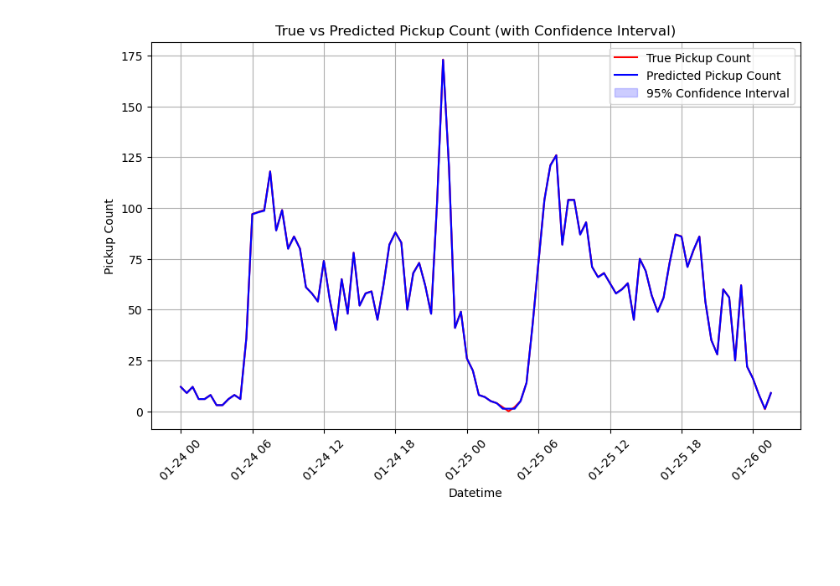
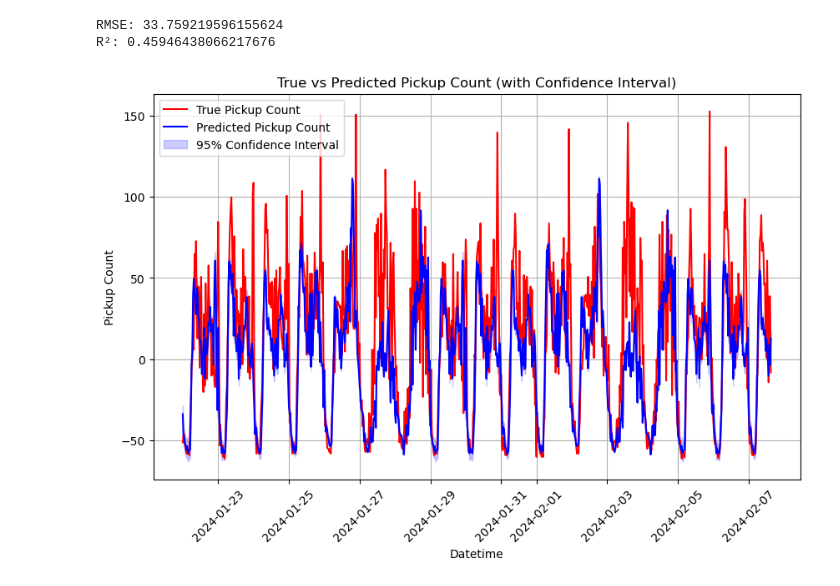
Before and after one commit to HarisNaveed17/predicting_taxi_fares, a Jupyter notebook: test_model.ipynb, the cells around one changed output. Cells and saved outputs as stored; diff of their text form; code cells hidden in the pictures; blank space fills up the shorter version.

```diff
--- a/test_model.ipynb
+++ b/test_model.ipynb
@@ -62,12 +115,17 @@ memory usage: 8.0 KB
 # %%
 # Features (X) - All columns except 'pickup_count'
-X = data[['tip_amount', 'weekday', 'is_holiday']].values
+X_train = train[['interval', 'weekday']].values
+X_test = test[['interval', 'weekday']].values
 
 # Target (y) - 'pickup_count'
-y = data['pickup_count'].values
+# Subtract the mean function (use training data)
+mean_func = train['pickup_count'].mean()
+y_train = train['pickup_count'].values - mean_func
+y_test = test['pickup_count'].values - mean_func
 
 # Scale features if necessary (important for GP models to avoid dominance of larger scale features)
-#scaler = StandardScaler()
-#X_scaled = scaler.fit_transform(X)
+scaler = StandardScaler()
+X_train = scaler.fit_transform(X_train)
+X_test = scaler.fit_transform(X_test)
 
 #print(X_scaled)
@@ -90,0 +146,20 @@ Predicted
+# %%
+# Define the GP kernel
+# - RBF for smooth trends
+# - ExpSineSquared for periodicity
+kernel = (
+    C(10.0, (1e-3, 1e3))  # Constant term to scale the entire kernel
+    * RBF(length_scale=1.0, length_scale_bounds=(1e-2, 1e2))  # Squared exponential
+
+    + C(50.0, (1e-3, 1e3))  # Constant term for cosine scaling
+    * ExpSineSquared(length_scale=1.0, periodicity=336, periodicity_bounds=(1e-2, 1e2), length_scale_bounds=(1e-2, 1e2))  # Cosine
+)
+
+# Instantiate and fit the Gaussian Process Regressor
+gp = GaussianProcessRegressor(kernel=kernel, n_restarts_optimizer=50, alpha=1e-5)
+gp.fit(X_train, y_train)
+print("Fit Complete")
+print("Learned Kernel:", gp.kernel_)
+
+# Make predictions (add mean back)
+y_pred, sigma = gp.predict(X_test, return_std=True)
@@ -106,14 +226,28 @@ plt.show()
+# %%
+from sklearn.metrics import mean_squared_error, r2_score
+import numpy as np
+
+# RMSE
+rmse = np.sqrt(mean_squared_error(y_test, y_pred))
+print("RMSE:", rmse)
+
+# R²
+r2 = r2_score(y_test, y_pred)
+print("R²:", r2)
+# %% [output]
+RMSE: 33.759219596155624
+R²: 0.45946438066217676
 # %%
 plt.figure(figsize=(10, 6))
-plt.plot(data['tpep_pickup_datetime'], y, label='True Pickup Count', color='red')
-plt.plot(data['tpep_pickup_datetime'], y_pred, label='Predicted Pickup Count', color='blue')
-plt.fill_between(data['tpep_pickup_datetime'], y_pred - 1.96 * sigma, y_pred + 1.96 * sigma, color='blue', alpha=0.2, label='95% Confidence Interval')
+plt.plot(test['tpep_pickup_datetime'], y_test, label='True Pickup Count', color='red')
+plt.plot(test['tpep_pickup_datetime'], y_pred, label='Predicted Pickup Count', color='blue')
+plt.fill_between(test['tpep_pickup_datetime'], y_pred - 1.96 * sigma, y_pred + 1.96 * sigma, color='blue', alpha=0.2, label='95% Confidence Interval')
 plt.xlabel('Datetime')
 plt.ylabel('Pickup Count')
 plt.title('True vs Predicted Pickup Count (with Confidence Interval)')
 plt.legend()
 plt.xticks(rotation=45)
 plt.grid(True)
 plt.show()
 # %% [output]
-[figure, old version]
+[figure, new version]
```
Also changed, not shown: parts of 19 cells of this notebook, 1 other file.
